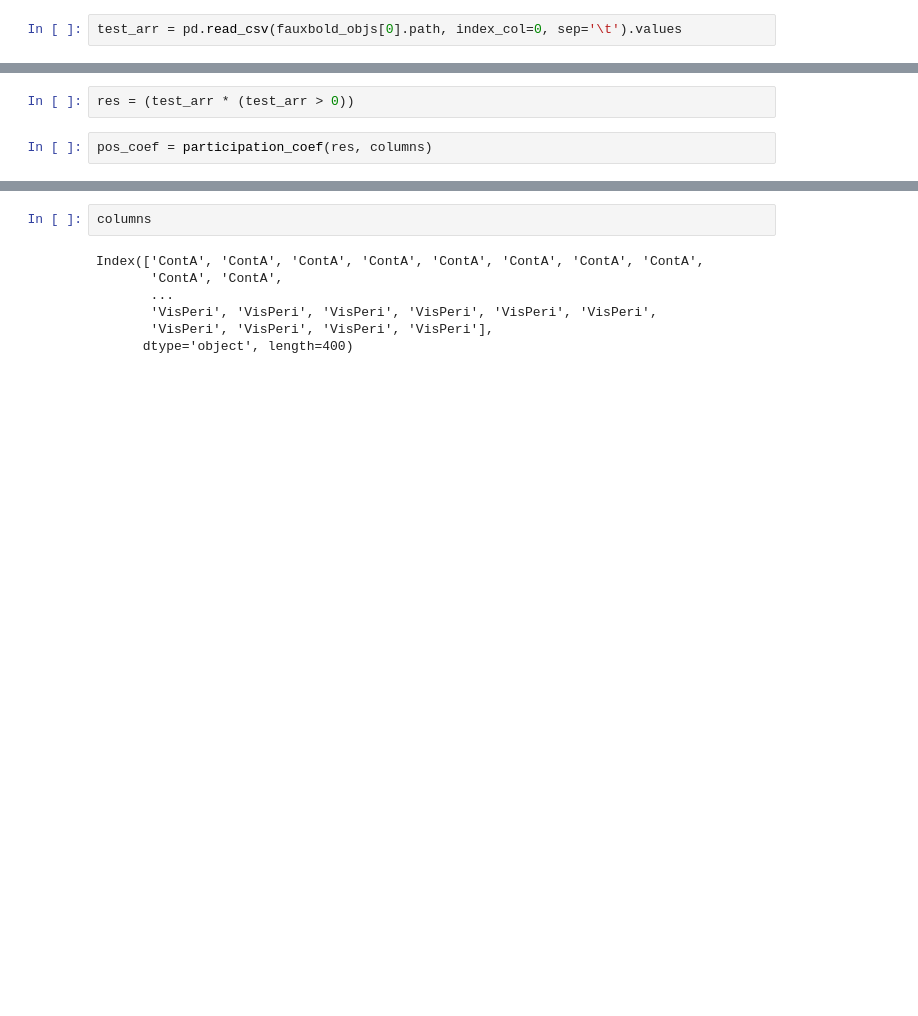
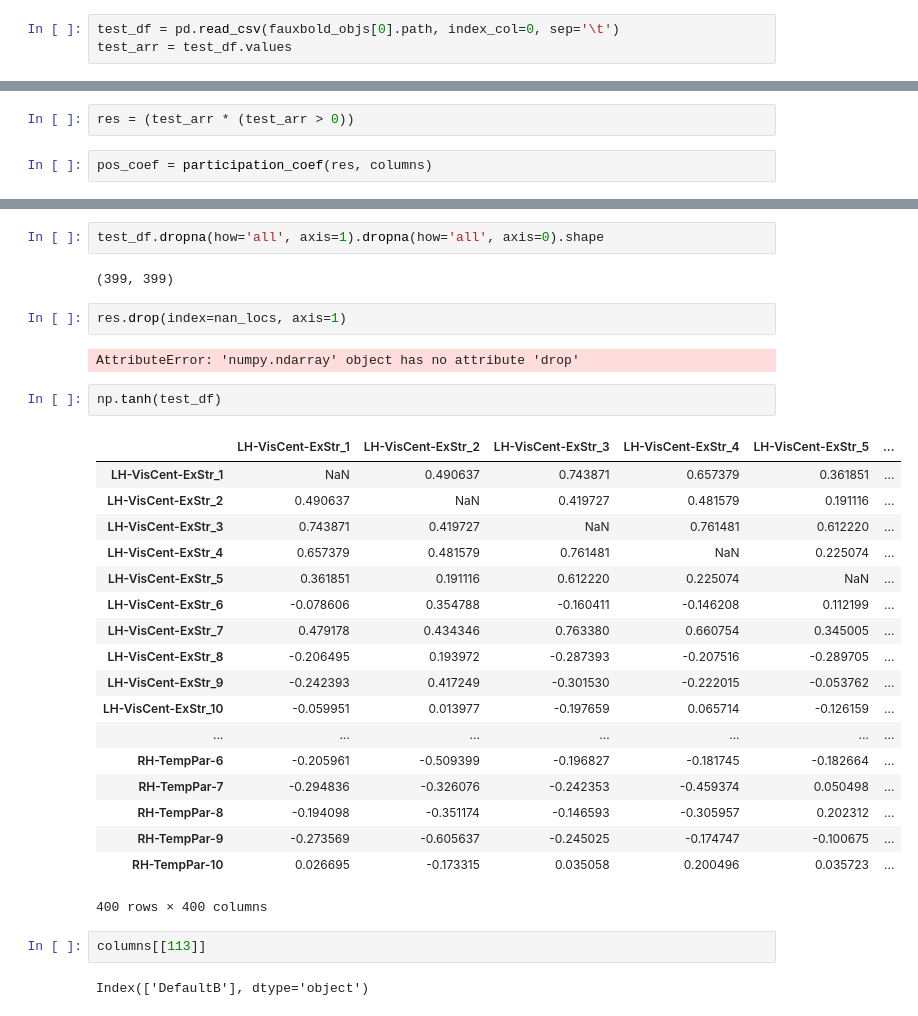
Before and after one commit to jdkent/betaseriesAim1Analysis, a Jupyter notebook: exporatory_notebook.ipynb, the cells around one changed output, grey strips where cells are left out. Drawn from its saved outputs; the diff is of its cells as text; blank space fills up the shorter version.

```diff
--- a/summarize_data.ipynb
+++ b/exporatory_notebook.ipynb
@@ -893,7 +893,8 @@ from bct.algorithms.modularity import community_louvain, ls2ci, ci2ls
 from bct.algorithms.clustering import clustering_coef_wu_sign
 from bct.algorithms.centrality import participation_coef_sign, participation_coef
 # %%
-test_arr = pd.read_csv(fauxbold_objs[0].path, index_col=0, sep='\t').values
+test_df = pd.read_csv(fauxbold_objs[0].path, index_col=0, sep='\t')
+test_arr = test_df.values
 # %%
 test_arr = np.tanh(test_arr)
 # %%
@@ -1013,9 +1046,33 @@ True
+# %%
+test_df.dropna(how='all', axis=1).dropna(how='all', axis=0).shape
+# %% [output]
+(399, 399)
+# %%
+res.drop(index=nan_locs, axis=1)
+# %% [output]
+AttributeError: 'numpy.ndarray' object has no attribute 'drop'
+# %%
+np.tanh(test_df)
+# %% [output]
+|  | LH-VisCent-ExStr_1 | LH-VisCent-ExStr_2 | LH-VisCent-ExStr_3 | LH-VisCent-ExStr_4 | LH-VisCent-ExStr_5 | ... |
+| LH-VisCent-ExStr_1 | NaN | 0.490637 | 0.743871 | 0.657379 | 0.361851 | ... |
+| LH-VisCent-ExStr_2 | 0.490637 | NaN | 0.419727 | 0.481579 | 0.191116 | ... |
+| LH-VisCent-ExStr_3 | 0.743871 | 0.419727 | NaN | 0.761481 | 0.612220 | ... |
+| LH-VisCent-ExStr_4 | 0.657379 | 0.481579 | 0.761481 | NaN | 0.225074 | ... |
+| LH-VisCent-ExStr_5 | 0.361851 | 0.191116 | 0.612220 | 0.225074 | NaN | ... |
+| LH-VisCent-ExStr_6 | -0.078606 | 0.354788 | -0.160411 | -0.146208 | 0.112199 | ... |
+| LH-VisCent-ExStr_7 | 0.479178 | 0.434346 | 0.763380 | 0.660754 | 0.345005 | ... |
+| LH-VisCent-ExStr_8 | -0.206495 | 0.193972 | -0.287393 | -0.207516 | -0.289705 | ... |
+| LH-VisCent-ExStr_9 | -0.242393 | 0.417249 | -0.301530 | -0.222015 | -0.053762 | ... |
+| LH-VisCent-ExStr_10 | -0.059951 | 0.013977 | -0.197659 | 0.065714 | -0.126159 | ... |
+| ... | ... | ... | ... | ... | ... | ... |
+| RH-TempPar-6 | -0.205961 | -0.509399 | -0.196827 | -0.181745 | -0.182664 | ... |
+| RH-TempPar-7 | -0.294836 | -0.326076 | -0.242353 | -0.459374 | 0.050498 | ... |
+| RH-TempPar-8 | -0.194098 | -0.351174 | -0.146593 | -0.305957 | 0.202312 | ... |
+| RH-TempPar-9 | -0.273569 | -0.605637 | -0.245025 | -0.174747 | -0.100675 | ... |
+| RH-TempPar-10 | 0.026695 | -0.173315 | 0.035058 | 0.200496 | 0.035723 | ... |
+400 rows × 400 columns
 # %%
-columns
+columns[[113]]
 # %% [output]
-Index(['ContA', 'ContA', 'ContA', 'ContA', 'ContA', 'ContA', 'ContA', 'ContA',
-       'ContA', 'ContA',
-       ...
-       'VisPeri', 'VisPeri', 'VisPeri', 'VisPeri', 'VisPeri', 'VisPeri',
-       'VisPeri', 'VisPeri', 'VisPeri', 'VisPeri'],
-      dtype='object', length=400)
+Index(['DefaultB'], dtype='object')
```
Also changed, not shown: parts of 9 cells of this notebook.
